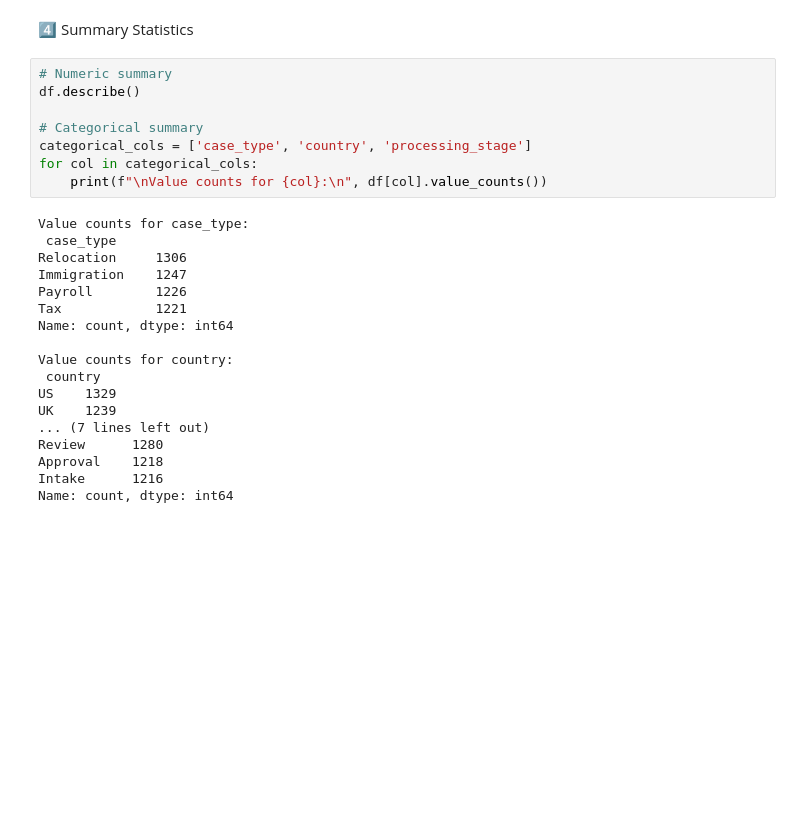
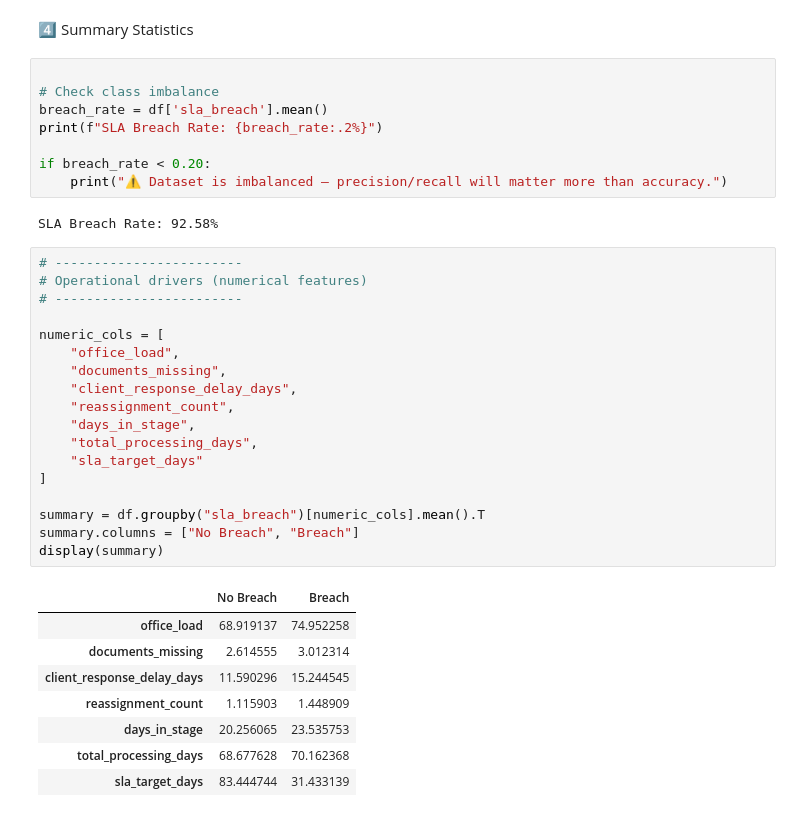
Before and after one commit to loictiemani/sla-risk-prediction, a Jupyter notebook: notebooks/01_data_exploration.ipynb, the cells around one changed output. Cells and saved outputs as stored; diff of their text form; blank space fills up the shorter version.

```diff
--- a/notebooks/01_data_exploration.ipynb
+++ b/notebooks/01_data_exploration.ipynb
@@ -76,28 +123,39 @@ Name: count, dtype: int64
 # %% [markdown]
 4️⃣ Summary Statistics
 # %%
-# Numeric summary
-df.describe()
 
-# Categorical summary
-categorical_cols = ['case_type', 'country', 'processing_stage']
-for col in categorical_cols:
-    print(f"\nValue counts for {col}:\n", df[col].value_counts())
+# Check class imbalance
+breach_rate = df['sla_breach'].mean()
+print(f"SLA Breach Rate: {breach_rate:.2%}")
+
+if breach_rate < 0.20:
+    print("⚠️ Dataset is imbalanced — precision/recall will matter more than accuracy.")
 # %% [output]
-Value counts for case_type:
- case_type
-Relocation     1306
-Immigration    1247
-Payroll        1226
-Tax            1221
-Name: count, dtype: int64
-
-Value counts for country:
- country
-US    1329
-UK    1239
-... (7 lines left out)
-Review      1280
-Approval    1218
-Intake      1216
-Name: count, dtype: int64
+SLA Breach Rate: 92.58%
+# %%
+# ------------------------
+# Operational drivers (numerical features)
+# ------------------------
+
+numeric_cols = [
+    "office_load",
+    "documents_missing",
+    "client_response_delay_days",
+    "reassignment_count",
+    "days_in_stage",
+    "total_processing_days",
+    "sla_target_days"
+]
+
+summary = df.groupby("sla_breach")[numeric_cols].mean().T
+summary.columns = ["No Breach", "Breach"]
+display(summary)
+# %% [output]
+|  | No Breach | Breach |
+| office_load | 68.919137 | 74.952258 |
+| documents_missing | 2.614555 | 3.012314 |
+| client_response_delay_days | 11.590296 | 15.244545 |
+| reassignment_count | 1.115903 | 1.448909 |
+| days_in_stage | 20.256065 | 23.535753 |
+| total_processing_days | 68.677628 | 70.162368 |
+| sla_target_days | 83.444744 | 31.433139 |
```
Also changed, not shown: parts of 4 cells of this notebook, 9 other files.
